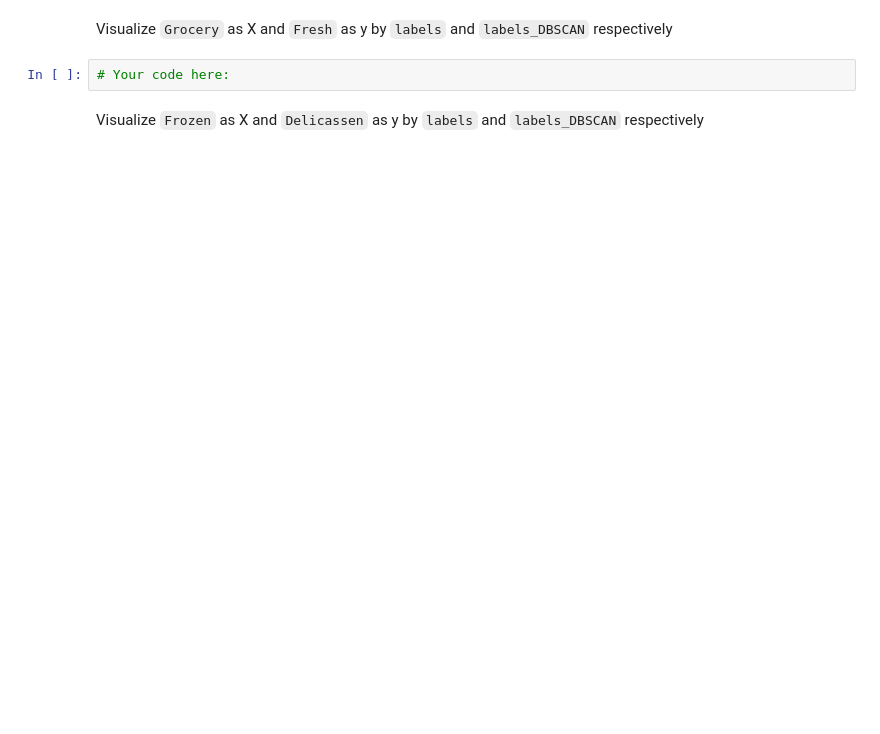
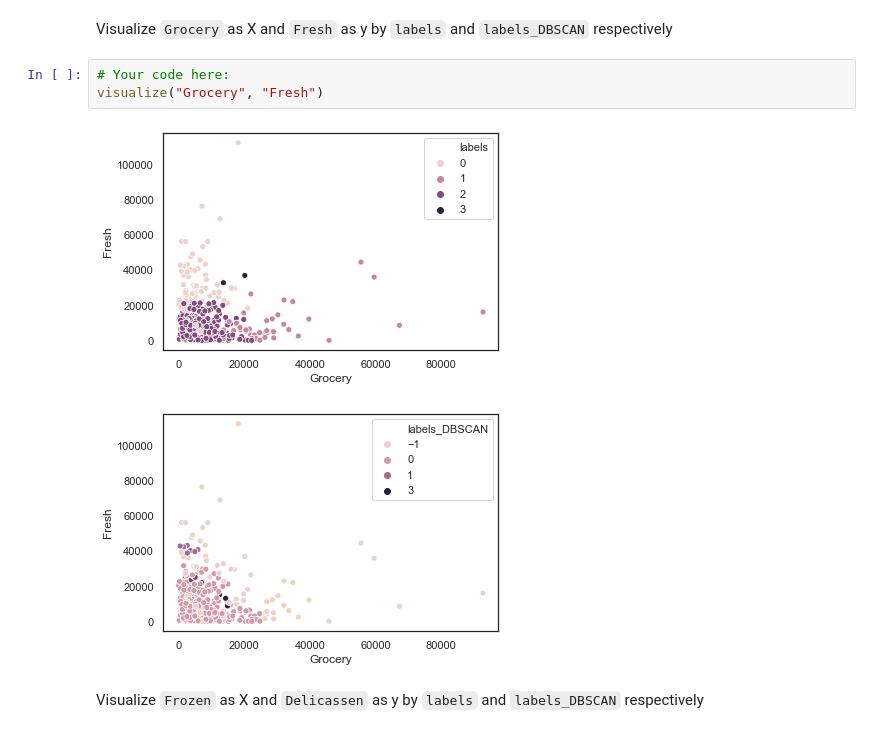
Before and after one commit to ta-datapt-bcn/lab-unsupervised-learning, a Jupyter notebook: your-code/main.ipynb, the cells around one changed output. Drawn from its saved outputs; the diff is of its cells as text; blank space fills up the shorter version.

```diff
--- a/your-code/main.ipynb
+++ b/your-code/main.ipynb
@@ -139,6 +298,10 @@ Visualize `Detergents_Paper` as X and `Milk` as y by `labels` and `labels_DBSCAN
 Visualize `Grocery` as X and `Fresh` as y by `labels` and `labels_DBSCAN` respectively
 # %%
 # Your code here:
+visualize("Grocery", "Fresh")
+# %% [output]
+[figure, added]
+[figure, added]
 # %% [markdown]
 Visualize `Frozen` as X and `Delicassen` as y by `labels` and `labels_DBSCAN` respectively
 # %%
```
Also changed, not shown: parts of 33 cells of this notebook.
